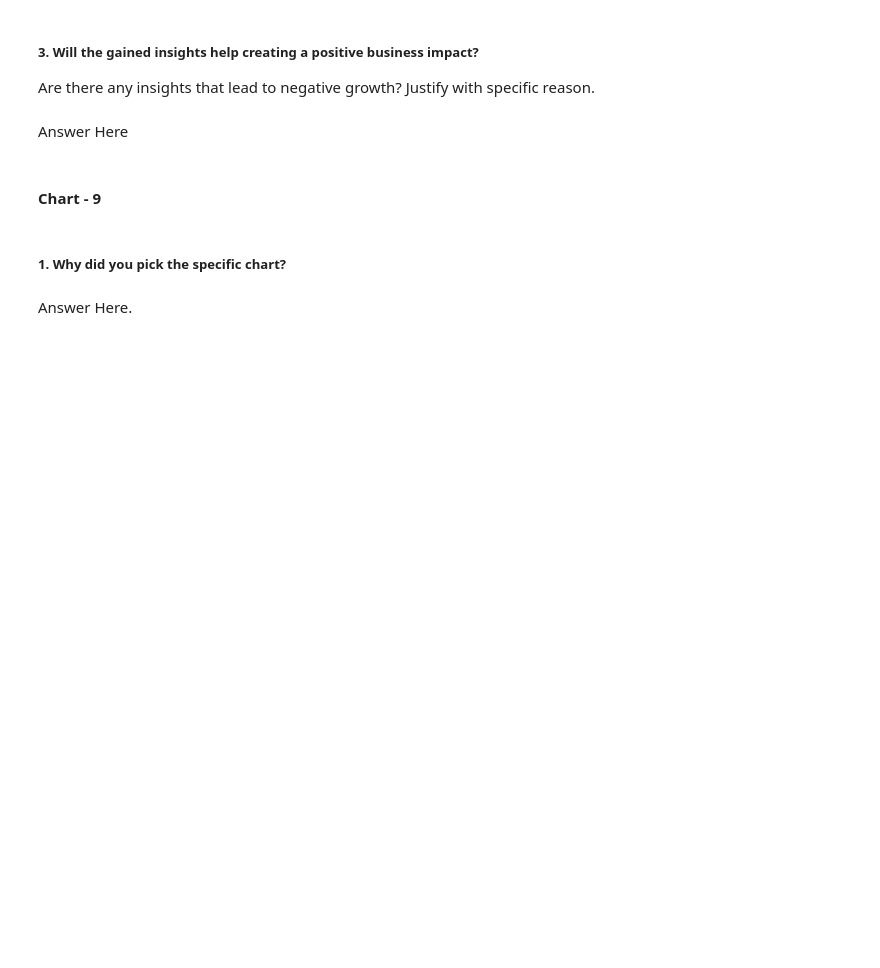
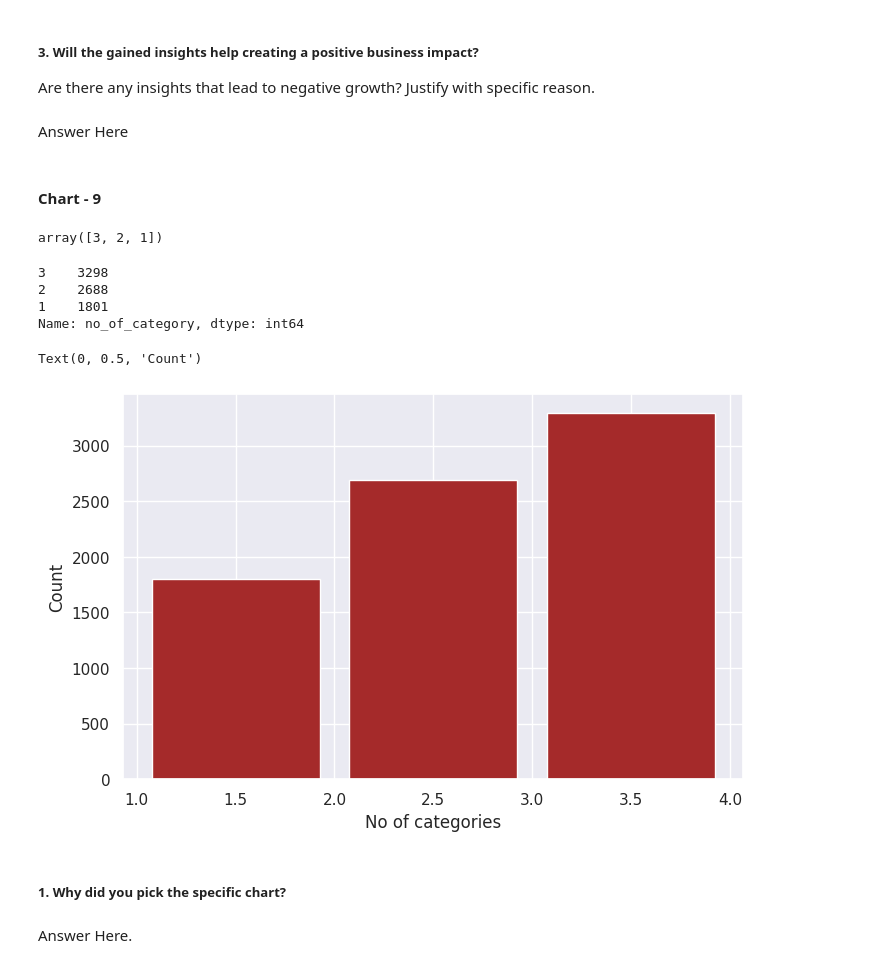
Before and after one commit to ash260498/-Datascience, a Jupyter notebook: Netflix_Movies_and_TV_shows_Clustering.ipynb, the cells around one changed output. Cells and saved outputs as stored; diff of their text form; code cells hidden in the pictures; blank space fills up the shorter version.

```diff
--- a/Netflix_Movies_and_TV_shows_Clustering.ipynb
+++ b/Netflix_Movies_and_TV_shows_Clustering.ipynb
@@ -727,0 +734,3 @@ df[['listed_in' , 'no_of_category']].head()
+# %%
+df['date_added_month'] = df['date_added'].astype(str).apply(lambda x: x.split(" ")[0])
+df[['date_added', 'date_added_month']].head()
@@ -944,6 +1008,25 @@ Answer Here
 #### Chart - 9
 # %%
 # Chart - 9 visualization code
+df.no_of_category.unique()
+# %% [output]
+array([3, 2, 1])
+# %%
+df.no_of_category.value_counts()
+# %% [output]
+3    3298
+2    2688
+1    1801
+Name: no_of_category, dtype: int64
+# %%
+sns.set(style="darkgrid")
+plt.figure(figsize = (8,5))
+plt.hist(df.no_of_category , bins=[1,2,3,4] , range = (1 ,4) , rwidth = 0.85, color ='brown')
+plt.xlabel("No of categories")
+plt.ylabel("Count")
+# %% [output]
+Text(0, 0.5, 'Count')
+[figure, added]
 # %% [markdown]
 ##### 1. Why did you pick the specific chart?
 # %% [markdown]
```
Also changed, not shown: parts of 46 cells of this notebook.
